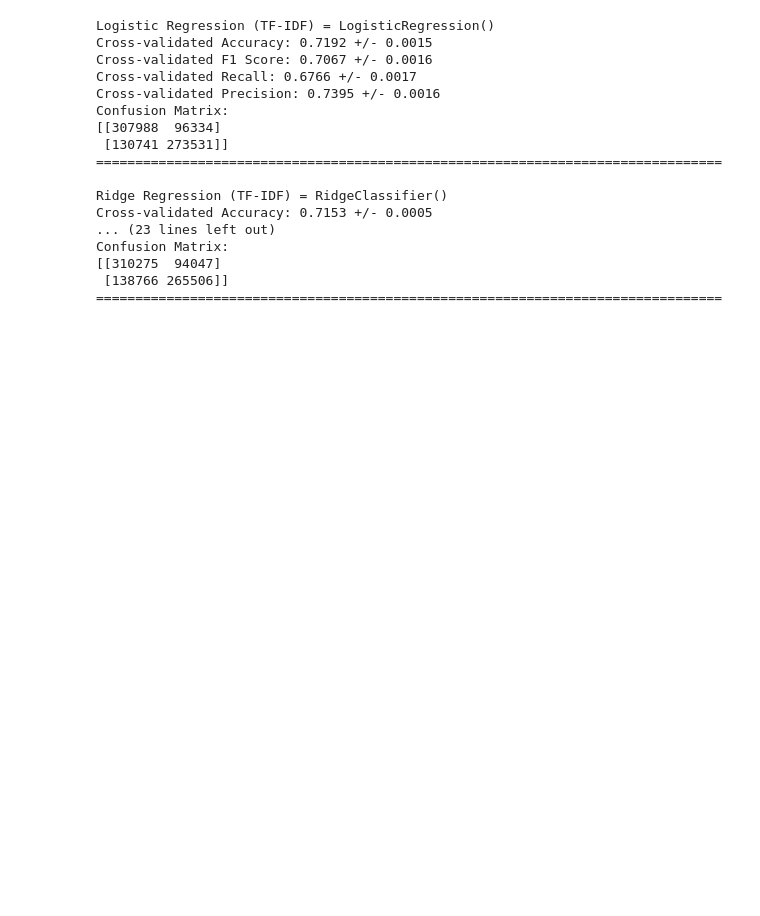
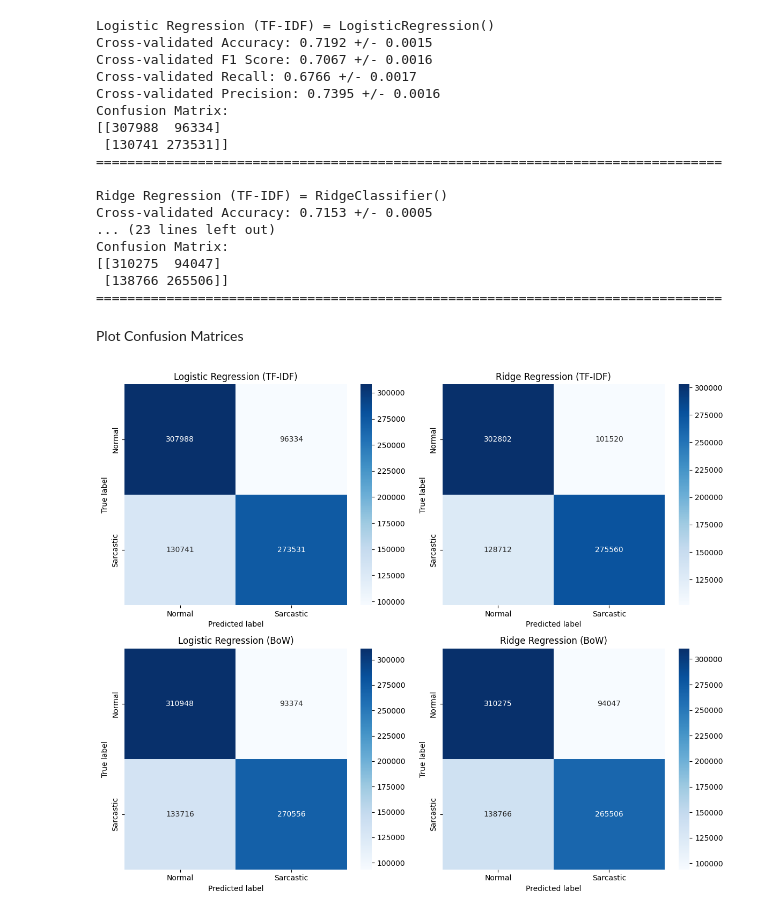
Before and after one commit to Paulicu/sarcasm-classifier, a Jupyter notebook: src/main.ipynb, the cells around one changed output. Saved outputs shown, nothing was run; the diff lists cells and outputs as text; code cells hidden in the pictures; blank space fills up the shorter version.

Commit message:
feat: plot conf matrices for ML models

```diff
--- a/src/main.ipynb
+++ b/src/main.ipynb
@@ -264,3 +264,24 @@ Confusion Matrix:
 [[310275  94047]
  [138766 265506]]
 ================================================================================
+# %% [markdown]
+Plot Confusion Matrices
+# %%
+def plot_confusion_matrices(confusion_matrices):
+    fig, axes = plt.subplots(2, 2, figsize=(12, 10))
+    axes = axes.flatten()
+
+    for i, (name, cm) in enumerate(confusion_matrices.items()):
+        sns.heatmap(cm, annot=True, fmt="d", ax=axes[i], cmap="Blues")
+        axes[i].set_title(name)
+        axes[i].set_xlabel("Predicted label")
+        axes[i].set_ylabel("True label")
+        axes[i].set_xticklabels(["Normal", "Sarcastic"])
+        axes[i].set_yticklabels(["Normal", "Sarcastic"])
+
+    plt.tight_layout()
+    plt.show()
+# %%
+plot_confusion_matrices(confusion_matrices)
+# %% [output]
+[figure, added]
```
